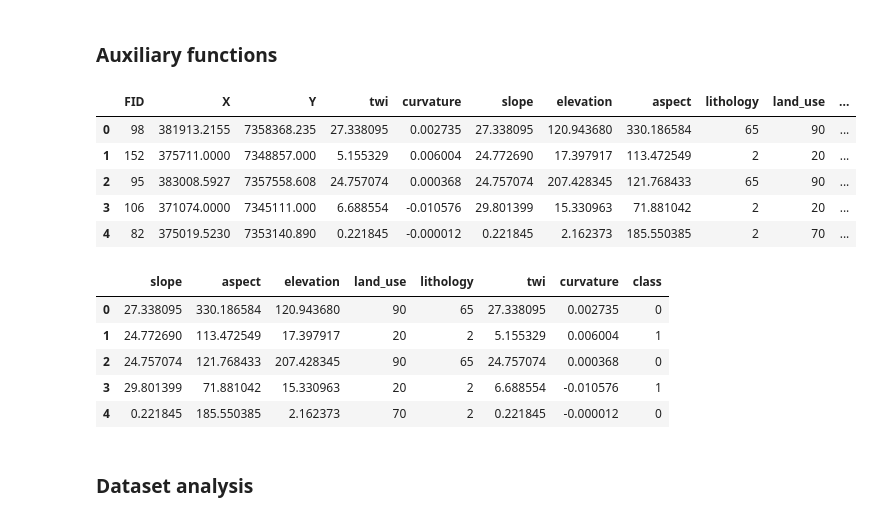
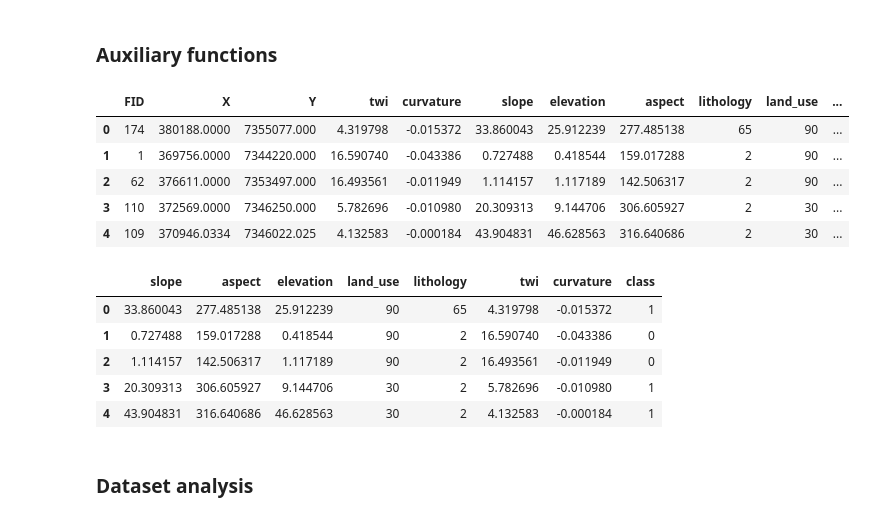
Before and after one commit to cazevedo1977/academico, a Jupyter notebook: doutorado/tese/paper_susceptibility_map/features_importance_paper.ipynb, the cells around one changed output. Saved outputs shown, nothing was run; the diff lists cells and outputs as text; code cells hidden in the pictures.

```diff
--- a/doutorado/tese/paper_susceptibility_map/features_importance_paper.ipynb
+++ b/doutorado/tese/paper_susceptibility_map/features_importance_paper.ipynb
@@ -96,39 +96,39 @@ def correlation(dataset, threshold):
 # %%
 # Switch the sample to analyse.
 
 #file = "Input_Guaruja_50m_shuffled.csv"
 #file = "Input_Guaruja_100m_shuffled.csv"
 #file = "Input_Guaruja_150m_shuffled.csv"
-#file = "Input_Guaruja_200m_shuffled.csv"
+file = "Input_Guaruja_200m_shuffled.csv"
 
 #file = "pt_non-occurrence_1km_shuffled.csv"
 #file = "pt_non-occurrence_2km_shuffled.csv"
 #file = "pt_non-occurrence_3km_shuffled.csv"
 #file = "pt_non-occurrence_4km_shuffled.csv"
 
-file = "guaruja_random.csv"
+#file = "guaruja_random.csv"
 
 dataset = pd.read_csv(os.path.join(APP_PATH, os.path.join("data", file)))
 
 dataset.head(5)
 # %% [output]
 |  | FID | X | Y | twi | curvature | slope | elevation | aspect | lithology | land_use | ... |
-| 0 | 98 | 381913.2155 | 7358368.235 | 27.338095 | 0.002735 | 27.338095 | 120.943680 | 330.186584 | 65 | 90 | ... |
-| 1 | 152 | 375711.0000 | 7348857.000 | 5.155329 | 0.006004 | 24.772690 | 17.397917 | 113.472549 | 2 | 20 | ... |
-| 2 | 95 | 383008.5927 | 7357558.608 | 24.757074 | 0.000368 | 24.757074 | 207.428345 | 121.768433 | 65 | 90 | ... |
-| 3 | 106 | 371074.0000 | 7345111.000 | 6.688554 | -0.010576 | 29.801399 | 15.330963 | 71.881042 | 2 | 20 | ... |
-| 4 | 82 | 375019.5230 | 7353140.890 | 0.221845 | -0.000012 | 0.221845 | 2.162373 | 185.550385 | 2 | 70 | ... |
+| 0 | 174 | 380188.0000 | 7355077.000 | 4.319798 | -0.015372 | 33.860043 | 25.912239 | 277.485138 | 65 | 90 | ... |
+| 1 | 1 | 369756.0000 | 7344220.000 | 16.590740 | -0.043386 | 0.727488 | 0.418544 | 159.017288 | 2 | 90 | ... |
+| 2 | 62 | 376611.0000 | 7353497.000 | 16.493561 | -0.011949 | 1.114157 | 1.117189 | 142.506317 | 2 | 90 | ... |
+| 3 | 110 | 372569.0000 | 7346250.000 | 5.782696 | -0.010980 | 20.309313 | 9.144706 | 306.605927 | 2 | 30 | ... |
+| 4 | 109 | 370946.0334 | 7346022.025 | 4.132583 | -0.000184 | 43.904831 | 46.628563 | 316.640686 | 2 | 30 | ... |
 # %%
 #Get data analysis features only.
 dataset = dataset[['slope','aspect','elevation','land_use','lithology','twi','curvature','class']]
 dataset.head(5)
 # %% [output]
 |  | slope | aspect | elevation | land_use | lithology | twi | curvature | class |
-| 0 | 27.338095 | 330.186584 | 120.943680 | 90 | 65 | 27.338095 | 0.002735 | 0 |
-| 1 | 24.772690 | 113.472549 | 17.397917 | 20 | 2 | 5.155329 | 0.006004 | 1 |
-| 2 | 24.757074 | 121.768433 | 207.428345 | 90 | 65 | 24.757074 | 0.000368 | 0 |
-| 3 | 29.801399 | 71.881042 | 15.330963 | 20 | 2 | 6.688554 | -0.010576 | 1 |
-| 4 | 0.221845 | 185.550385 | 2.162373 | 70 | 2 | 0.221845 | -0.000012 | 0 |
+| 0 | 33.860043 | 277.485138 | 25.912239 | 90 | 65 | 4.319798 | -0.015372 | 1 |
+| 1 | 0.727488 | 159.017288 | 0.418544 | 90 | 2 | 16.590740 | -0.043386 | 0 |
+| 2 | 1.114157 | 142.506317 | 1.117189 | 90 | 2 | 16.493561 | -0.011949 | 0 |
+| 3 | 20.309313 | 306.605927 | 9.144706 | 30 | 2 | 5.782696 | -0.010980 | 1 |
+| 4 | 43.904831 | 316.640686 | 46.628563 | 30 | 2 | 4.132583 | -0.000184 | 1 |
 # %%
 df = dataset
 # %% [markdown]
```
Also changed, not shown: parts of 20 cells of this notebook, 1 other file.
